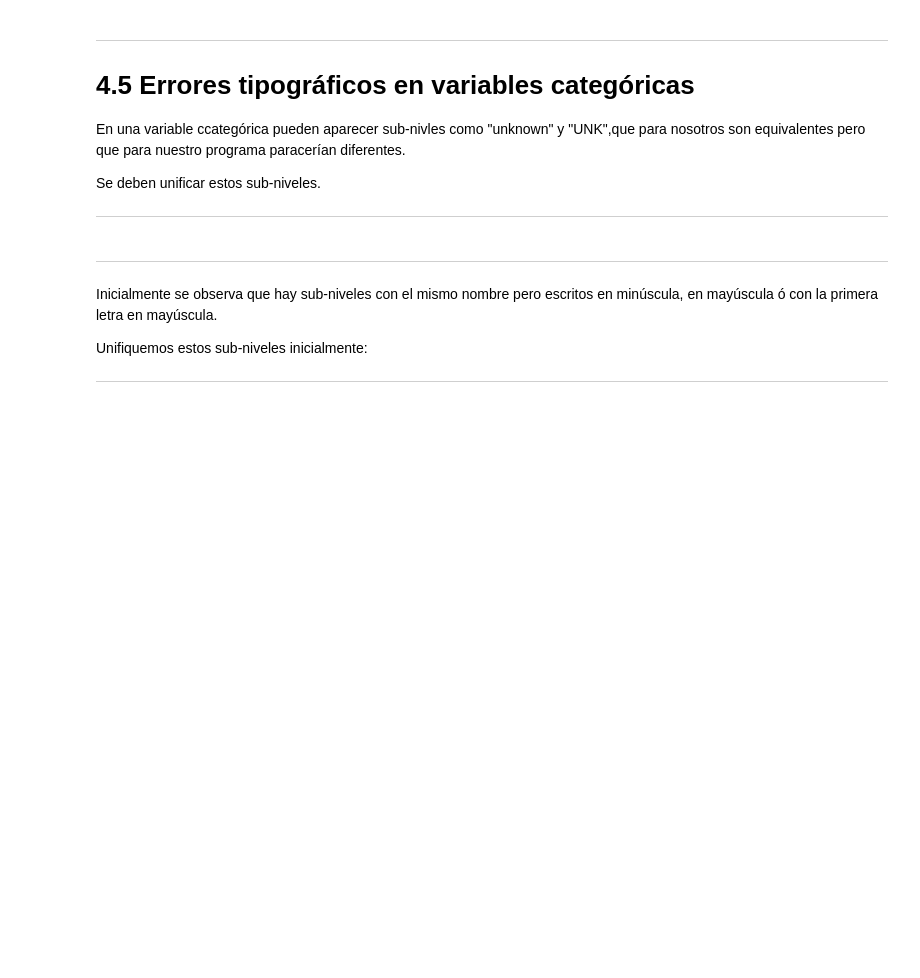
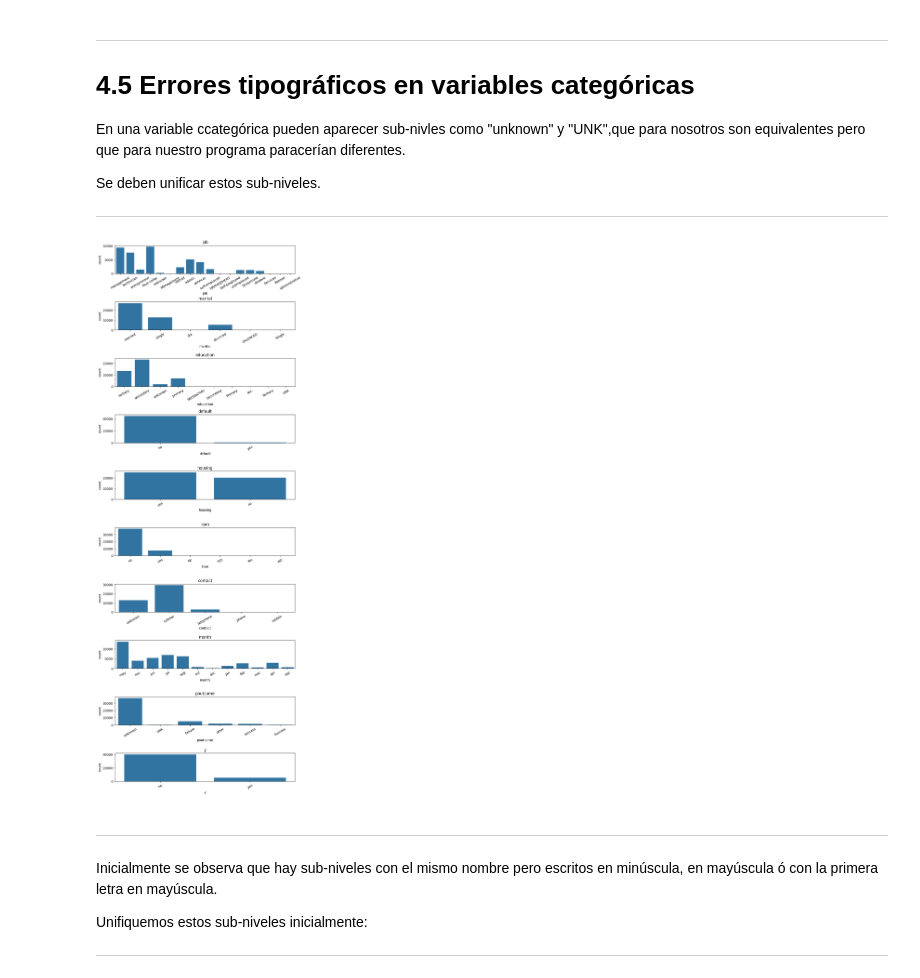
Before and after one commit to P-MATM/TalentoTech, a Jupyter notebook: 2_Limpieza_de_datos.ipynb, the cells around one changed output. Cells and saved outputs as stored; diff of their text form; code cells hidden in the pictures; blank space fills up the shorter version.

```diff
--- a/2_Limpieza_de_datos.ipynb
+++ b/2_Limpieza_de_datos.ipynb
@@ -283,5 +334,5 @@ print(f'Tamaño del dataframe después de eliminar registros de "duration":{data
 # %%
 # Eliminar filas con "previous">100
 print(f'Tamaño de dataframe antes de eliminar registros de variable "previous":{data.shape}')
-data= data[data['previous']>100]
+data= data[data['previous']<=100]
 print(f'Tamaño del dataframe después de eliminar registros de variable "previous: {data.shape}')
@@ -296,15 +350,17 @@ Se deben unificar estos sub-niveles.
 ____________________________________________
 # %%
 # Graficar los subniveles de cada variable categórica
-cols_cat= ['job','martial','education','default','housing',
+cols_cat= ['job','marital','education','default','housing',
            'loan','contact','month','poutcome','y']
 fig,ax = plt.subplots(nrows=10,ncols=1,figsize=(10,30))
 fig.subplots_adjust(hspace=1)
 
 for i,col in enumerate(cols_cat):
   sns.countplot(x=col,data=data,ax=ax[i])
   ax[i].set_title(col)
   ax[i].set_xticklabels(ax[i].get_xticklabels(),rotation=30)
+# %% [output]
+[figure, added]
 # %% [markdown]
 _________________________________________
 Inicialmente se observa que hay sub-niveles con el mismo nombre pero escritos en minúscula, en mayúscula ó con la primera letra en mayúscula.
```
Also changed, not shown: parts of 20 cells of this notebook.
